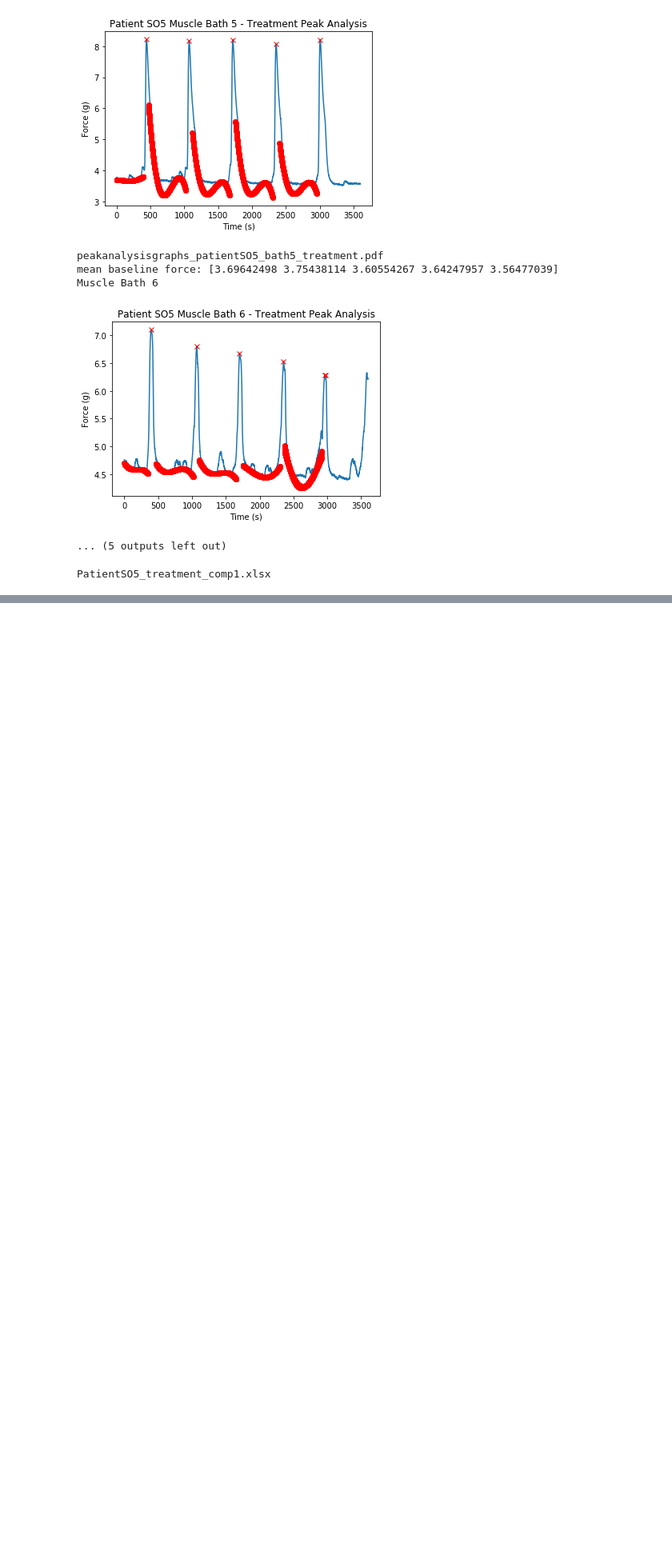
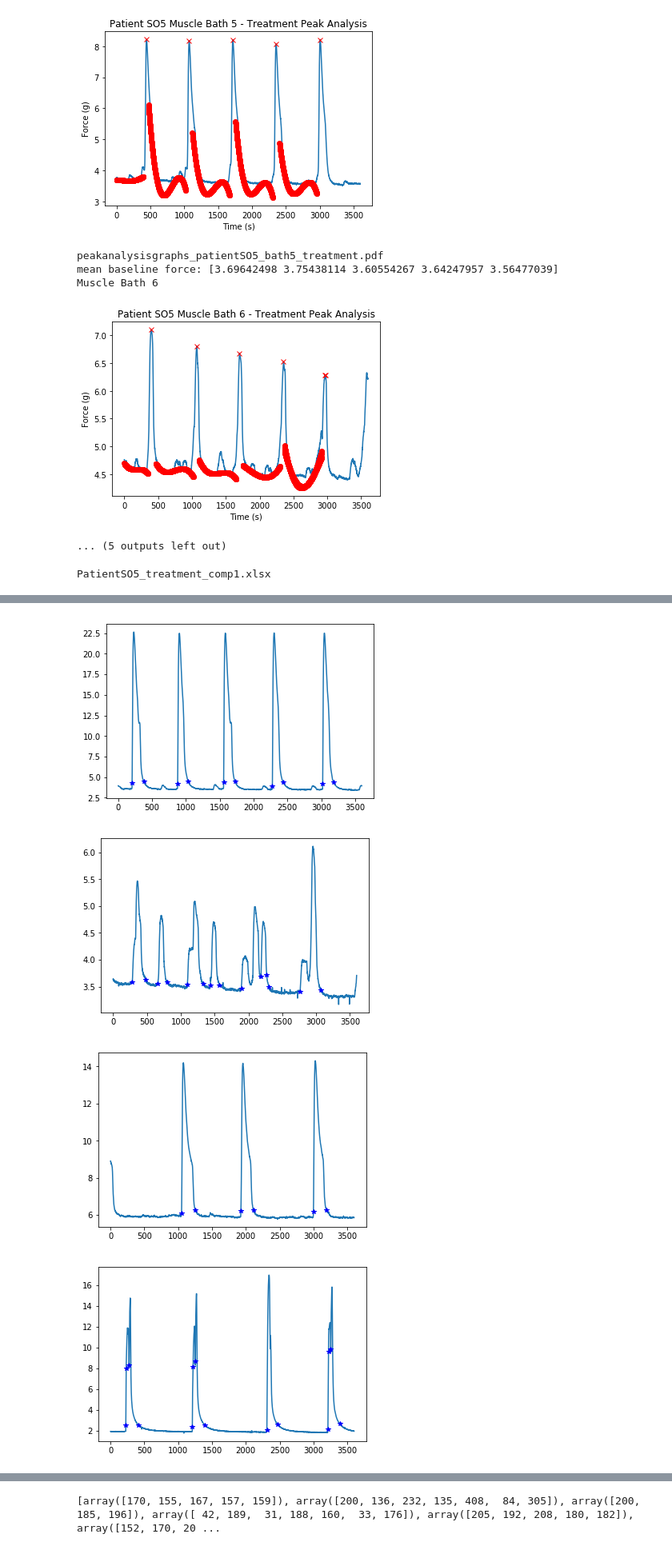
Before and after one commit to wupchurc/Muscle-Bath, a Jupyter notebook: Myometrial Contractility.ipynb, the cells around one changed output, grey strips where cells are left out. Shown at 80% size. Cells and saved outputs as stored; diff of their text form; code cells hidden in the pictures; blank space fills up the shorter version.

```diff
--- a/Myometrial Contractility.ipynb
+++ b/Myometrial Contractility.ipynb
@@ -633,0 +626,24 @@ None
+# %%
+#calculate duration of contractions
+peakduration = []
+for mb in range(len(treat_array_list)):
+    templist = []
+    plt.plot(np.array(treat_array_list[mb]))
+    widths = peak_widths(treat_array_list[mb],locmax_indx_treat_list[mb],0.95)
+    for contraction in range(len(treat_locmax_list[mb])):
+        leftx = (int(widths[2][contraction]))
+        lefty = np.array(treat_array_list[mb])[leftx]
+        plt.plot(leftx,lefty,'b*')
+        rightx = (int(widths[3][contraction]))
+        righty = np.array(treat_array_list[mb])[rightx]
+        plt.plot(rightx,righty,'b*')
+        templist.append(rightx-leftx)
+    plt.show()
+    peakduration.append(np.array(templist))
+
+print(peakduration)
+# %% [output]
+[figure, added]
+[figure, added]
+[figure, added]
+[figure, added]
@@ -633,0 +654 @@ None
+[array([170, 155, 167, 157, 159]), array([200, 136, 232, 135, 408,  84, 305]), array([200, 185, 196]), array([ 42, 189,  31, 188, 160,  33, 176]), array([205, 192, 208, 180, 182]), array([152, 170, 20 ...
```
Also changed, not shown: parts of 6 cells of this notebook.
